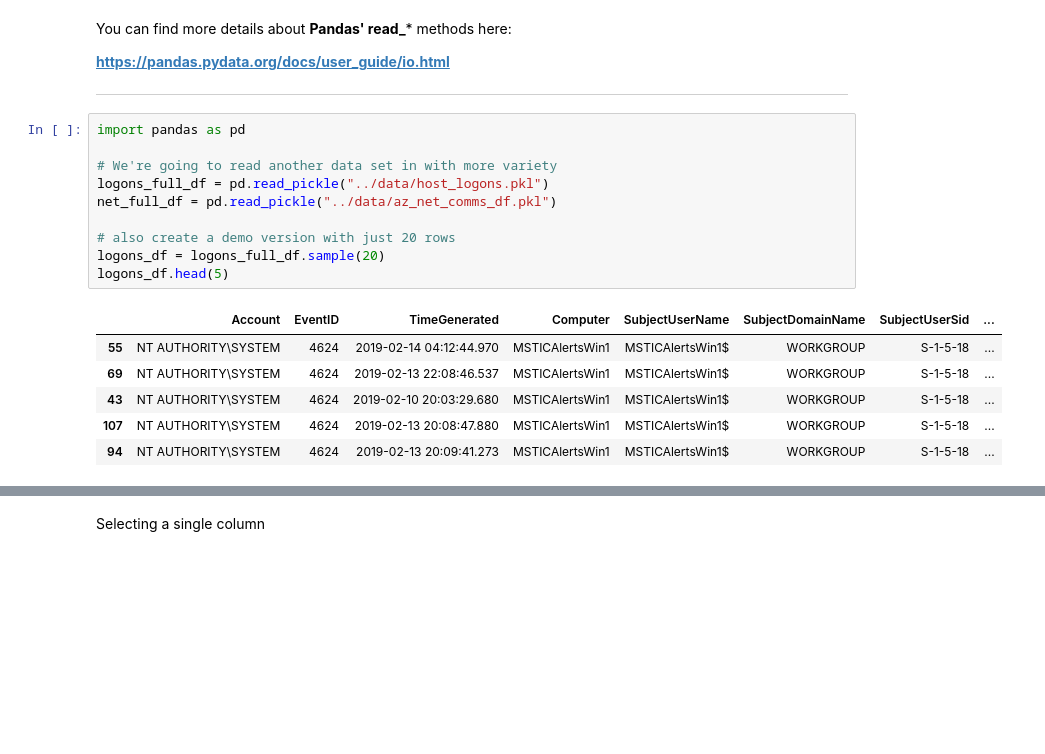
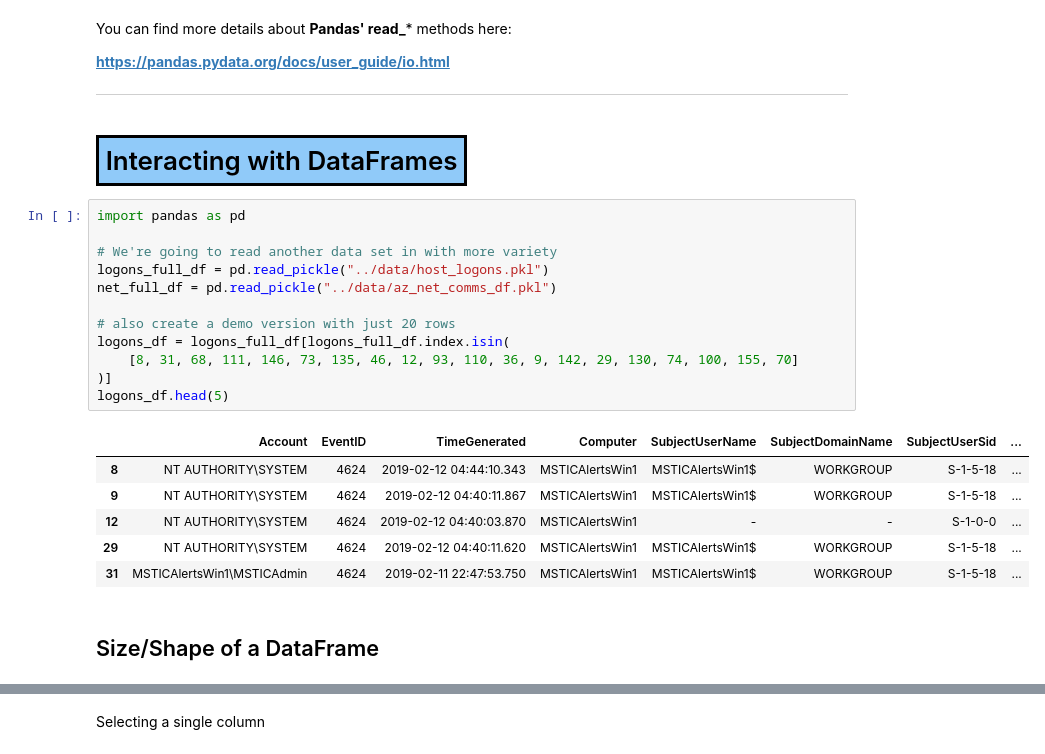
Before and after one commit to OTRF/infosec-jupyterthon, a Jupyter notebook: workshops/2021/day1/day1-3-Data-Analysis-with-Pandas Intro.ipynb, the cells around one changed output, grey strips where cells are left out. Saved outputs shown, nothing was run; the diff lists cells and outputs as text; blank space fills up the shorter version.

Commit message:
Added title formatting to both
Re-arranged sections slightly for better flow in day1-3-Data-Analysis-with-Pandas Intro

```diff
--- a/workshops/2021/day1/day1-3-Data-Analysis-with-Pandas Intro.ipynb
+++ b/workshops/2021/day1/day1-3-Data-Analysis-with-Pandas Intro.ipynb
@@ -236,20 +266,26 @@ You can find more details about **Pandas' read_*** methods here:
 **[https://pandas.pydata.org/docs/user_guide/io.html](https://pandas.pydata.org/docs/user_guide/io.html)**
 
 ---
+# %% [markdown]
+# <a style="border: solid; padding:5pt; color:black; background-color:#90CAF9" name="interacting">Interacting with DataFrames</a>
 # %%
 import pandas as pd
 
 # We're going to read another data set in with more variety
 logons_full_df = pd.read_pickle("../data/host_logons.pkl")
 net_full_df = pd.read_pickle("../data/az_net_comms_df.pkl")
 
 # also create a demo version with just 20 rows
-logons_df = logons_full_df.sample(20)
+logons_df = logons_full_df[logons_full_df.index.isin(
+    [8, 31, 68, 111, 146, 73, 135, 46, 12, 93, 110, 36, 9, 142, 29, 130, 74, 100, 155, 70]
+)]
 logons_df.head(5)
 # %% [output]
 |  | Account | EventID | TimeGenerated | Computer | SubjectUserName | SubjectDomainName | SubjectUserSid | ... |
-| 55 | NT AUTHORITY\SYSTEM | 4624 | 2019-02-14 04:12:44.970 | MSTICAlertsWin1 | MSTICAlertsWin1$ | WORKGROUP | S-1-5-18 | ... |
-| 69 | NT AUTHORITY\SYSTEM | 4624 | 2019-02-13 22:08:46.537 | MSTICAlertsWin1 | MSTICAlertsWin1$ | WORKGROUP | S-1-5-18 | ... |
-| 43 | NT AUTHORITY\SYSTEM | 4624 | 2019-02-10 20:03:29.680 | MSTICAlertsWin1 | MSTICAlertsWin1$ | WORKGROUP | S-1-5-18 | ... |
-| 107 | NT AUTHORITY\SYSTEM | 4624 | 2019-02-13 20:08:47.880 | MSTICAlertsWin1 | MSTICAlertsWin1$ | WORKGROUP | S-1-5-18 | ... |
-| 94 | NT AUTHORITY\SYSTEM | 4624 | 2019-02-13 20:09:41.273 | MSTICAlertsWin1 | MSTICAlertsWin1$ | WORKGROUP | S-1-5-18 | ... |
+| 8 | NT AUTHORITY\SYSTEM | 4624 | 2019-02-12 04:44:10.343 | MSTICAlertsWin1 | MSTICAlertsWin1$ | WORKGROUP | S-1-5-18 | ... |
+| 9 | NT AUTHORITY\SYSTEM | 4624 | 2019-02-12 04:40:11.867 | MSTICAlertsWin1 | MSTICAlertsWin1$ | WORKGROUP | S-1-5-18 | ... |
+| 12 | NT AUTHORITY\SYSTEM | 4624 | 2019-02-12 04:40:03.870 | MSTICAlertsWin1 | - | - | S-1-0-0 | ... |
+| 29 | NT AUTHORITY\SYSTEM | 4624 | 2019-02-12 04:40:11.620 | MSTICAlertsWin1 | MSTICAlertsWin1$ | WORKGROUP | S-1-5-18 | ... |
+| 31 | MSTICAlertsWin1\MSTICAdmin | 4624 | 2019-02-11 22:47:53.750 | MSTICAlertsWin1 | MSTICAlertsWin1$ | WORKGROUP | S-1-5-18 | ... |
+# %% [markdown]
+## Size/Shape of a DataFrame
```
Also changed, not shown: parts of 94 cells of this notebook, 1 other file.
